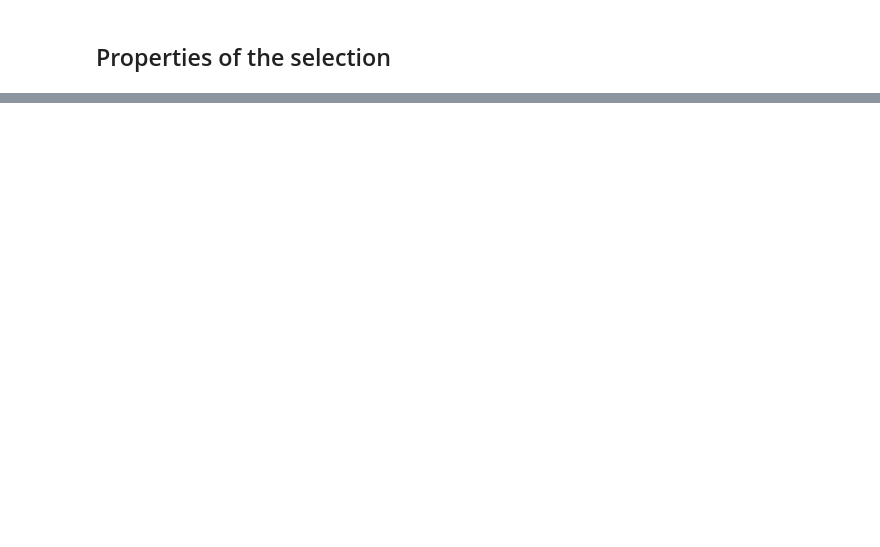
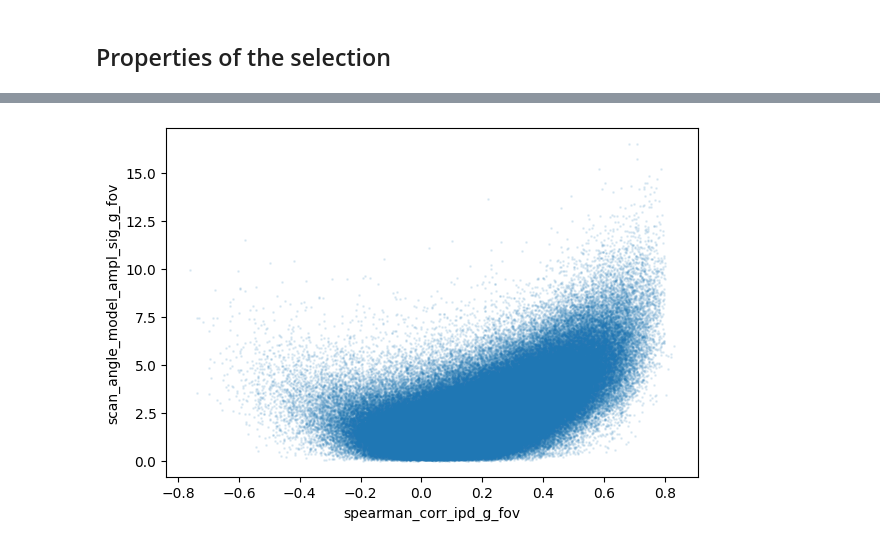
Before and after one commit to IvS-KULeuven/GASP, a Jupyter notebook: notebooks/gaia_qso_initial_selection.ipynb, the cells around one changed output, grey strips where cells are left out. Saved outputs shown, nothing was run; the diff lists cells and outputs as text; code cells hidden in the pictures; blank space fills up the shorter version.

```diff
--- a/notebooks/gaia_qso_initial_selection.ipynb
+++ b/notebooks/gaia_qso_initial_selection.ipynb
@@ -136,0 +217,10 @@ shape: (2, 2)
+# %%
+fig, ax = plt.subplots(figsize=(6, 4), constrained_layout=True)
+
+col1 = 'spearman_corr_ipd_g_fov'
+col2 = 'scan_angle_model_ampl_sig_g_fov'
+ax.scatter(*df_selection.select([col1, col2]).to_numpy().T, s=1, alpha=0.1)
+ax.set_xlabel(col1)
+ax.set_ylabel(col2);
+# %% [output]
+[figure, added]
```
Also changed, not shown: parts of 14 cells of this notebook, 48 other files.
